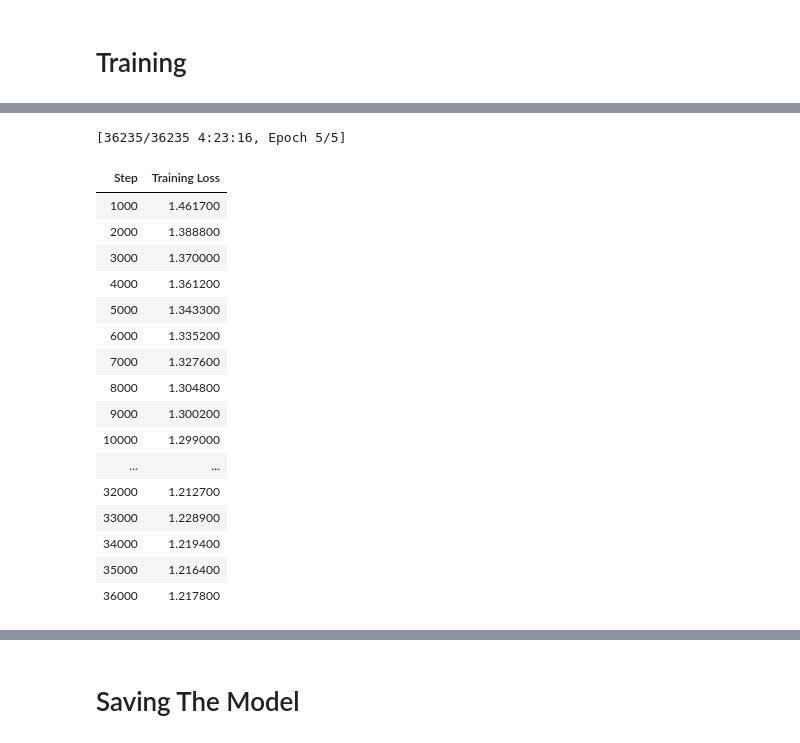
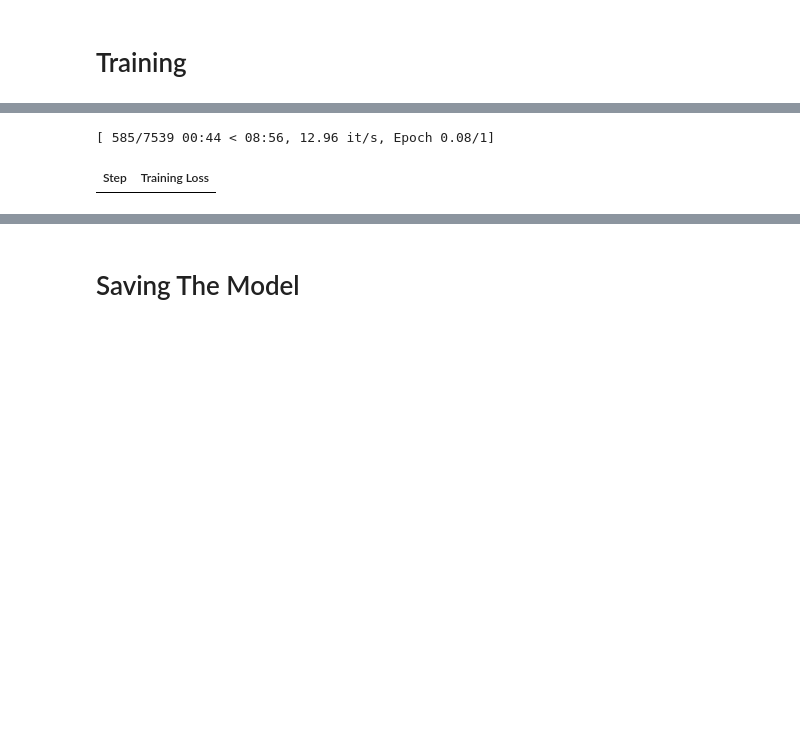
Before and after one commit to GustavoHCruz/CodingDNATransformers, a Jupyter notebook: src/main-tran-gpt.ipynb, the cells around one changed output, grey strips where cells are left out. Drawn from its saved outputs; the diff is of its cells as text; code cells hidden in the pictures; blank space fills up the shorter version.

```diff
--- a/src/main-tran-gpt.ipynb
+++ b/src/main-tran-gpt.ipynb
@@ -25,7 +25,7 @@ pretrained_model_name = "DNATranGPT"
 # %%
 csv_path = f"./storage/data/processed/{csv_path}"
 output_path = f"./storage/models/tuned/{pretrained_model_name}"
-checkpoint = "./storage/models/base/gpt2"
+checkpoint = "gpt2-xl"
 # %% [markdown]
 # Reading Dataset
 # %%
@@ -94,8 +94,8 @@ Test Dataset Len: 12205
 llm.train(
   dataset=train_dataset,
   params=TrainParams(
-    epochs=5,
-    batch_size=16,
+    epochs=1,
+    batch_size=4,
     gradient_accumulation=1,
     lr=4e-5,
     logging_steps=1000
@@ -108,19 +108,3 @@ llm.train(
 `loss_type=None` was set in the config but it is unrecognized. Using the default loss: `ForCausalLMLoss`.
-[36235/36235 4:23:16, Epoch 5/5]
+[ 585/7539 00:44 < 08:56, 12.96 it/s, Epoch 0.08/1]
 | Step | Training Loss |
-| 1000 | 1.461700 |
-| 2000 | 1.388800 |
-| 3000 | 1.370000 |
-| 4000 | 1.361200 |
-| 5000 | 1.343300 |
-| 6000 | 1.335200 |
-| 7000 | 1.327600 |
-| 8000 | 1.304800 |
-| 9000 | 1.300200 |
-| 10000 | 1.299000 |
-| ... | ... |
-| 32000 | 1.212700 |
-| 33000 | 1.228900 |
-| 34000 | 1.219400 |
-| 35000 | 1.216400 |
-| 36000 | 1.217800 |
```
Also changed, not shown: parts of 8 cells of this notebook, 2 other files.
